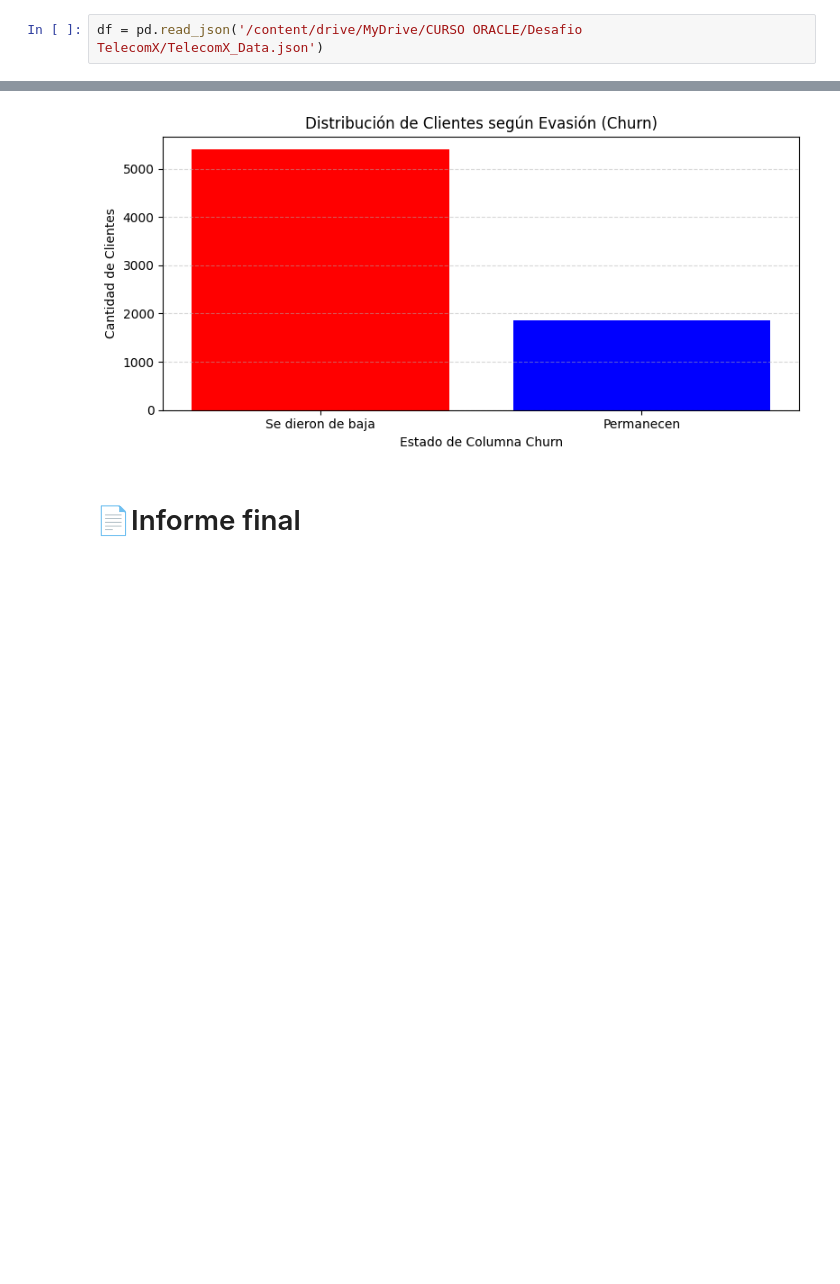
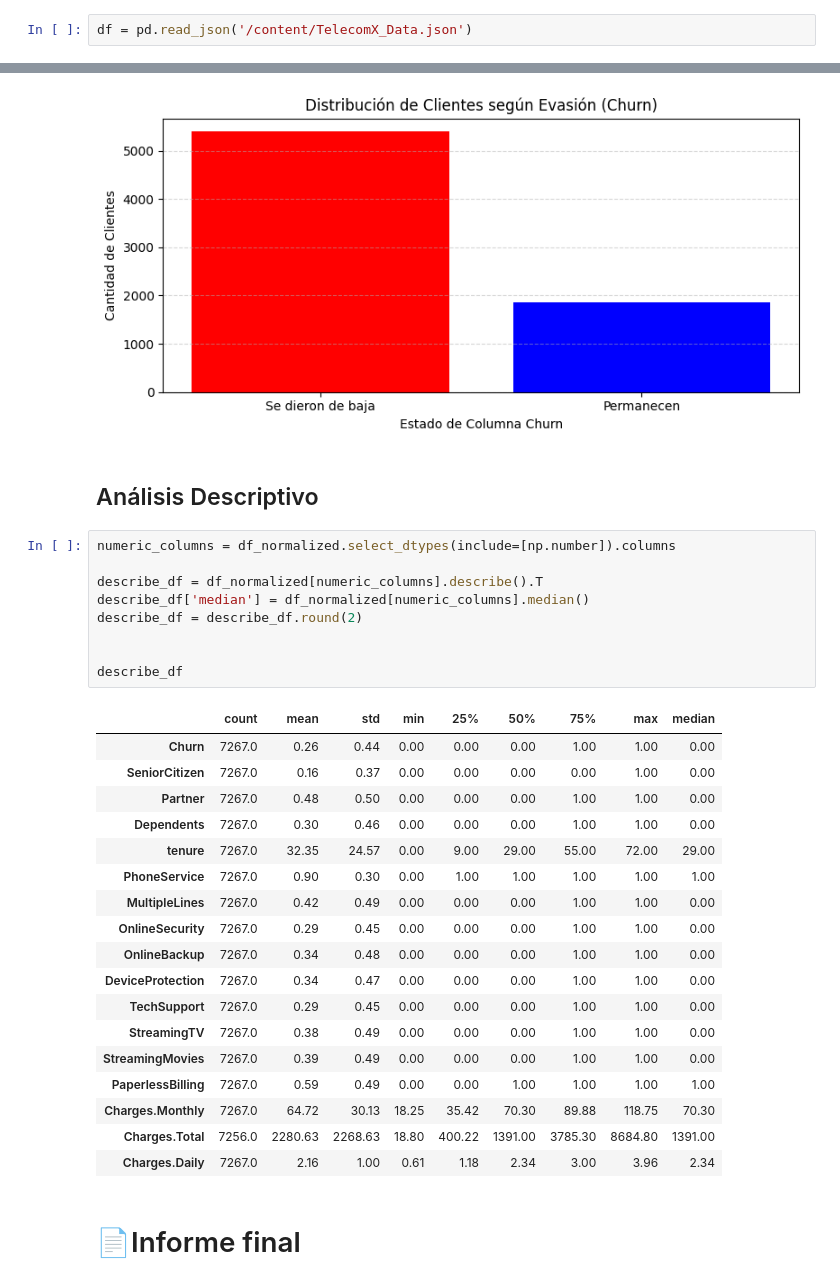
Before and after one commit to TWOD22/DesafioTelecomX, a Jupyter notebook: DesafioTelecomX.ipynb, the cells around one changed output, grey strips where cells are left out. Cells and saved outputs as stored; diff of their text form; blank space fills up the shorter version.

Commit message:
Análisis descriptivo mediante .describe

```diff
--- a/DesafioTelecomX.ipynb
+++ b/DesafioTelecomX.ipynb
@@ -6,7 +6,7 @@
 import pandas as pd
 import numpy as np
 # %%
-df = pd.read_json('/content/drive/MyDrive/CURSO ORACLE/Desafio TelecomX/TelecomX_Data.json')
+df = pd.read_json('/content/TelecomX_Data.json')
 # %%
 df
 # %% [output]
@@ -287,5 +287,35 @@ plt.tight_layout()
 plt.show()
 # %% [output]
 [figure]
+# %% [markdown]
+## Análisis Descriptivo
+# %%
+numeric_columns = df_normalized.select_dtypes(include=[np.number]).columns
+
+describe_df = df_normalized[numeric_columns].describe().T
+describe_df['median'] = df_normalized[numeric_columns].median()
+describe_df = describe_df.round(2)
+
+
+describe_df
+# %% [output]
+|  | count | mean | std | min | 25% | 50% | 75% | max | median |
+| Churn | 7267.0 | 0.26 | 0.44 | 0.00 | 0.00 | 0.00 | 1.00 | 1.00 | 0.00 |
+| SeniorCitizen | 7267.0 | 0.16 | 0.37 | 0.00 | 0.00 | 0.00 | 0.00 | 1.00 | 0.00 |
+| Partner | 7267.0 | 0.48 | 0.50 | 0.00 | 0.00 | 0.00 | 1.00 | 1.00 | 0.00 |
+| Dependents | 7267.0 | 0.30 | 0.46 | 0.00 | 0.00 | 0.00 | 1.00 | 1.00 | 0.00 |
+| tenure | 7267.0 | 32.35 | 24.57 | 0.00 | 9.00 | 29.00 | 55.00 | 72.00 | 29.00 |
+| PhoneService | 7267.0 | 0.90 | 0.30 | 0.00 | 1.00 | 1.00 | 1.00 | 1.00 | 1.00 |
+| MultipleLines | 7267.0 | 0.42 | 0.49 | 0.00 | 0.00 | 0.00 | 1.00 | 1.00 | 0.00 |
+| OnlineSecurity | 7267.0 | 0.29 | 0.45 | 0.00 | 0.00 | 0.00 | 1.00 | 1.00 | 0.00 |
+| OnlineBackup | 7267.0 | 0.34 | 0.48 | 0.00 | 0.00 | 0.00 | 1.00 | 1.00 | 0.00 |
+| DeviceProtection | 7267.0 | 0.34 | 0.47 | 0.00 | 0.00 | 0.00 | 1.00 | 1.00 | 0.00 |
+| TechSupport | 7267.0 | 0.29 | 0.45 | 0.00 | 0.00 | 0.00 | 1.00 | 1.00 | 0.00 |
+| StreamingTV | 7267.0 | 0.38 | 0.49 | 0.00 | 0.00 | 0.00 | 1.00 | 1.00 | 0.00 |
+| StreamingMovies | 7267.0 | 0.39 | 0.49 | 0.00 | 0.00 | 0.00 | 1.00 | 1.00 | 0.00 |
+| PaperlessBilling | 7267.0 | 0.59 | 0.49 | 0.00 | 0.00 | 1.00 | 1.00 | 1.00 | 1.00 |
+| Charges.Monthly | 7267.0 | 64.72 | 30.13 | 18.25 | 35.42 | 70.30 | 89.88 | 118.75 | 70.30 |
+| Charges.Total | 7256.0 | 2280.63 | 2268.63 | 18.80 | 400.22 | 1391.00 | 3785.30 | 8684.80 | 1391.00 |
+| Charges.Daily | 7267.0 | 2.16 | 1.00 | 0.61 | 1.18 | 2.34 | 3.00 | 3.96 | 2.34 |
 # %% [markdown]
 # 📄Informe final
```
Also changed, not shown: parts of 1 cell of this notebook.
